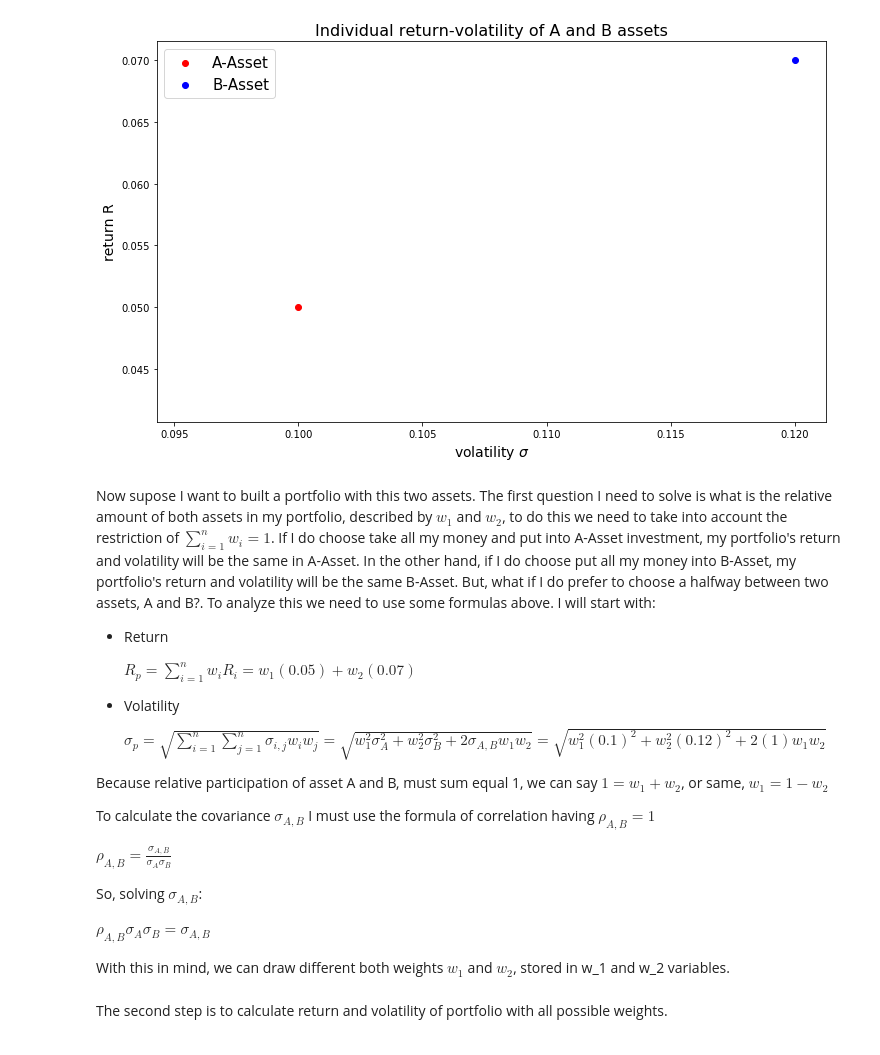
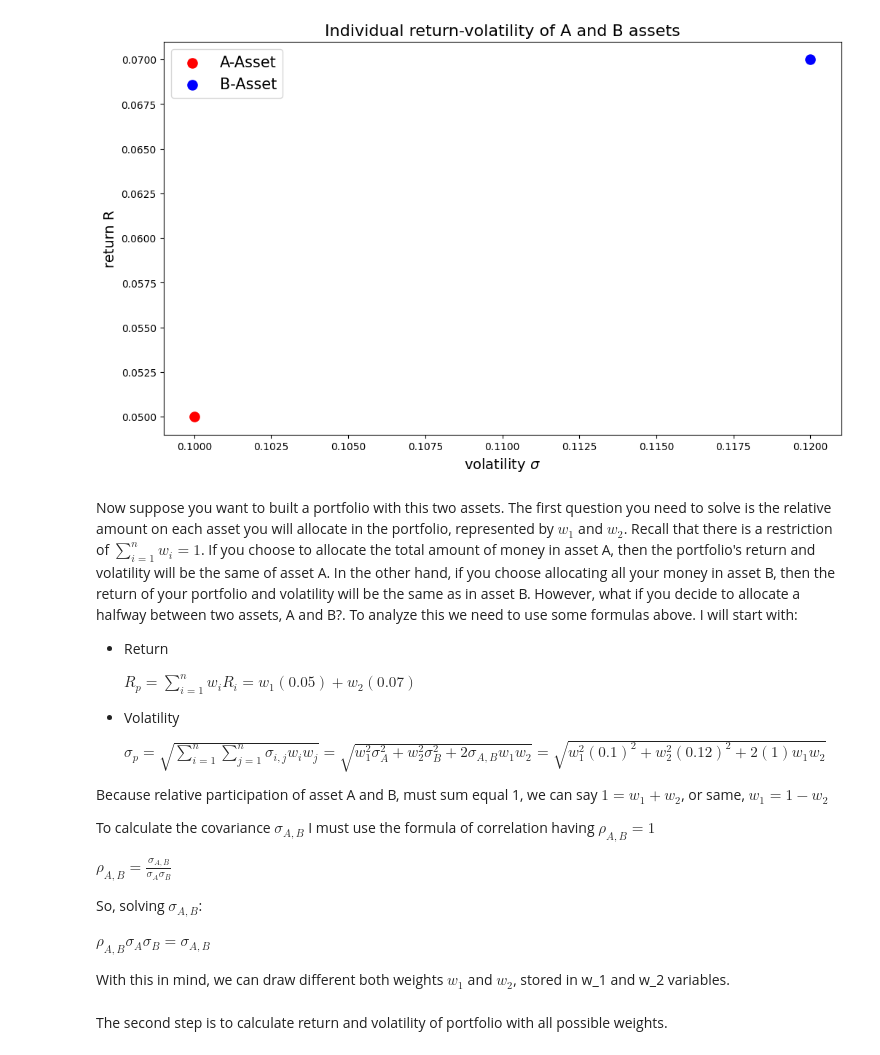
Before and after one commit to craquinterogo/quantitative_finance, a Jupyter notebook: PortfolioTheory/Markowitz.ipynb, the cells around one changed output. Cells and saved outputs as stored; diff of their text form; code cells hidden in the pictures.

```diff
--- a/PortfolioTheory/Markowitz.ipynb
+++ b/PortfolioTheory/Markowitz.ipynb
@@ -101,17 +100,17 @@ B = (0.07,0.12)
 corr_A_B = 1
 # %%
 plt.figure(figsize=(12,7))
-plt.scatter(A[1], A[0], label='A-Asset', c='red')
-plt.scatter(B[1], B[0], label='B-Asset', c='blue')
+plt.scatter(A[1], A[0], label='A-Asset', c='red', s=90)
+plt.scatter(B[1], B[0], label='B-Asset', c='blue', s=90)
 plt.legend(fontsize=15)
 plt.xlabel('volatility $\sigma$', fontsize=14)
 plt.ylabel('return R', fontsize=14)
 plt.title('Individual return-volatility of A and B assets', fontsize=16)
 plt.show()
 # %% [output]
-[figure, old version]
+[figure, new version]
 # %% [markdown]
-Now supose I want to built a portfolio with this two assets. The first question I need to solve is what is the relative amount of both assets in my portfolio, described by $w_1$ and $w_2$, to do this we need to take into account the restriction of $\sum_{i=1}^{n} w_i = 1$. If I do choose take all my money and put into A-Asset investment, my portfolio's return and volatility will be the same in A-Asset. In the other hand, if I do choose put all my money into B-Asset, my portfolio's return and volatility will be the same B-Asset. But, what if I do prefer to choose a halfway between two assets, A and B?. To analyze this we need to use some formulas above. I will start with:
+Now suppose you want to built a portfolio with this two assets. The first question you need to solve is the relative amount on each asset you will allocate in the portfolio, represented by $w_1$ and $w_2$. Recall that there is a restriction of $\sum_{i=1}^{n} w_i = 1$. If you choose to allocate the total amount of money in asset A, then the portfolio's return and volatility will be the same of asset A. In the other hand, if you choose allocating all your money in asset B, then the return of your portfolio and volatility will be the same as in asset B. However, what if you decide to allocate a halfway between two assets, A and B?. To analyze this we need to use some formulas above. I will start with:
 
 * Return
 
```
Also changed, not shown: parts of 10 cells of this notebook.
